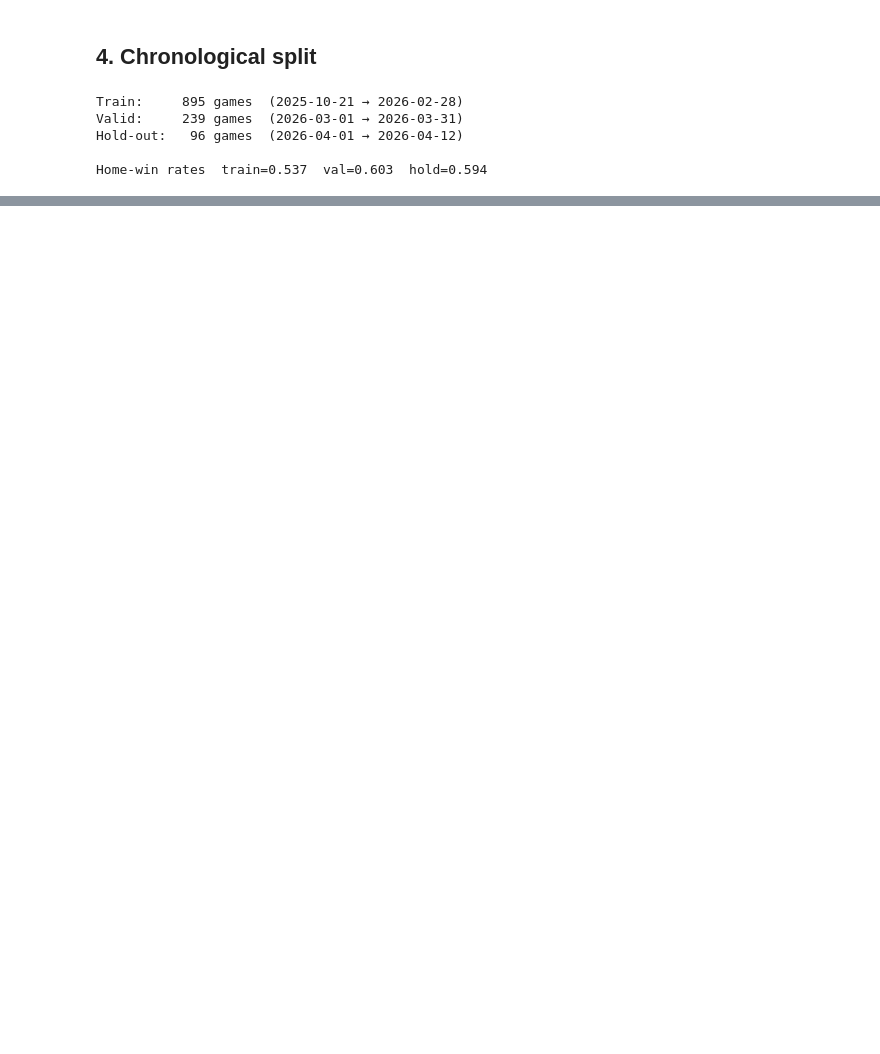
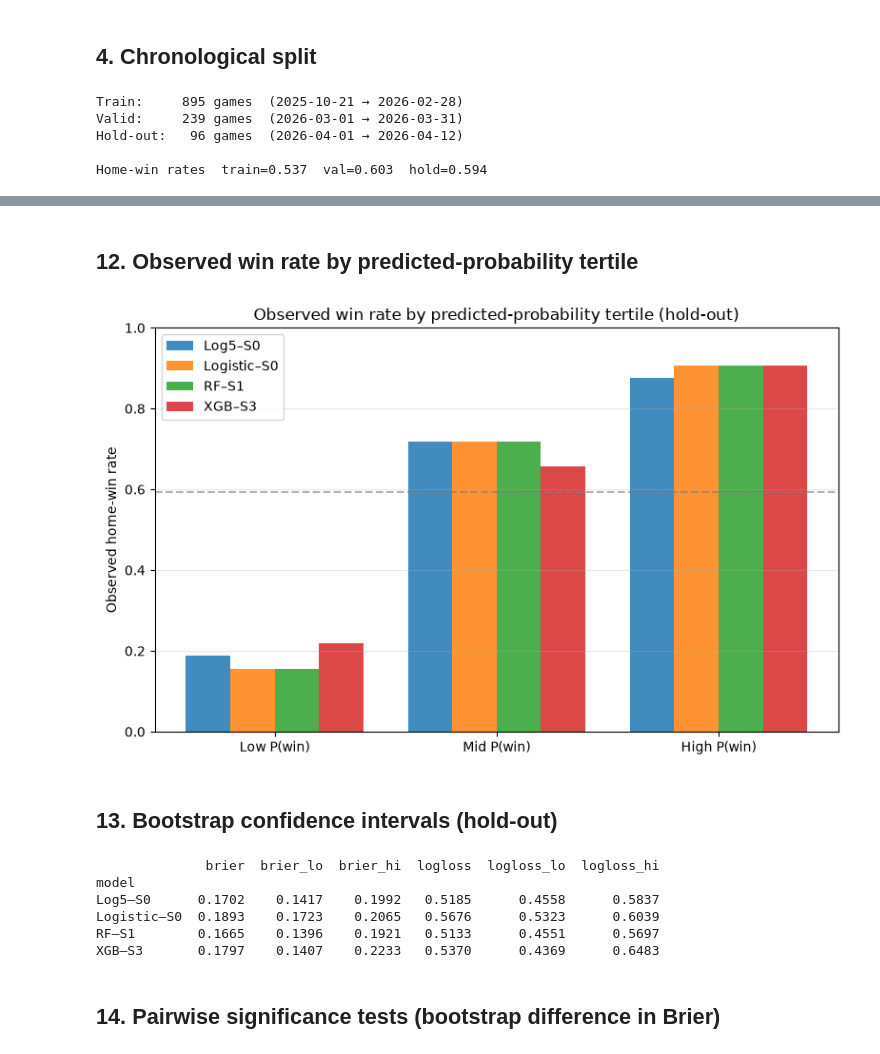
Before and after one commit to elevation-edge-sports-data/nba-win-probability, a Jupyter notebook: nba_home_win_probability.ipynb, the cells around one changed output, grey strips where cells are left out. Cells and saved outputs as stored; diff of their text form; code cells hidden in the pictures; blank space fills up the shorter version.

```diff
--- a/nba_home_win_probability.ipynb
+++ b/nba_home_win_probability.ipynb
@@ -977,0 +428,76 @@ Diagnostics included above: ECE/MCE, calibration slopes, bootstrap confidence in
+# %% [markdown]
+## 12. Observed win rate by predicted-probability tertile
+# %%
+fig, ax = plt.subplots(figsize=(8, 5))
+
+x = np.arange(3)
+width = 0.2
+colors = ["C0", "C1", "C2", "C3"]
+
+for i, (key, label) in enumerate(FINALISTS.items()):
+    y = fitted[key]["y_ho"]
+    p = fitted[key]["proba_ho"]
+    # tertiles of predicted probability
+    qs = np.quantile(p, [0, 1/3, 2/3, 1])
+    rates = []
+    for j in range(3):
+        mask = (p >= qs[j]) & (p <= qs[j+1] if j == 2 else p < qs[j+1])
+        rates.append(y[mask].mean() if mask.any() else np.nan)
+    ax.bar(x + i * width, rates, width, label=label, color=colors[i], alpha=0.85)
+
+ax.set_xticks(x + 1.5 * width)
+ax.set_xticklabels(["Low P(win)", "Mid P(win)", "High P(win)"])
+ax.set_ylabel("Observed home-win rate")
+ax.set_title("Observed win rate by predicted-probability tertile (hold-out)")
+ax.legend()
+ax.set_ylim(0, 1)
+ax.axhline(hold["home_win"].mean(), color="gray", ls="--", alpha=0.6, label="overall base rate")
+ax.grid(True, axis="y", alpha=0.3)
+plt.tight_layout()
+plt.show()
+# %% [output]
+[figure, added]
+# %% [markdown]
+## 13. Bootstrap confidence intervals (hold-out)
+# %%
+def bootstrap_ci(y, p, metric_fn, n_boot=1000, alpha=0.05, rng=None):
+    rng = np.random.default_rng(RANDOM_STATE if rng is None else rng)
+    y = np.asarray(y)
+    p = np.asarray(p)
+    n = len(y)
+    stats = []
+    for _ in range(n_boot):
+        idx = rng.integers(0, n, n)
+        stats.append(metric_fn(y[idx], p[idx]))
+    stats = np.array(stats)
+    return float(np.mean(stats)), float(np.percentile(stats, 100 * alpha / 2)), float(np.percentile(stats, 100 * (1 - alpha / 2)))
+
+def brier(y, p):
+    return brier_score_loss(y, np.clip(p, 1e-6, 1 - 1e-6))
+
+def logloss_fn(y, p):
+    return log_loss(y, np.clip(p, 1e-6, 1 - 1e-6))
+
+ci_rows = []
+for key, label in FINALISTS.items():
+    y = fitted[key]["y_ho"]
+    p = fitted[key]["proba_ho"]
+    b_mean, b_lo, b_hi = bootstrap_ci(y, p, brier)
+    l_mean, l_lo, l_hi = bootstrap_ci(y, p, logloss_fn)
+    ci_rows.append({
+        "model": label,
+        "brier": b_mean, "brier_lo": b_lo, "brier_hi": b_hi,
+        "logloss": l_mean, "logloss_lo": l_lo, "logloss_hi": l_hi,
+    })
+
+ci_df = pd.DataFrame(ci_rows).set_index("model")
+print(ci_df.round(4))
+# %% [output]
+              brier  brier_lo  brier_hi  logloss  logloss_lo  logloss_hi
+model
+Log5–S0      0.1702    0.1417    0.1992   0.5185      0.4558      0.5837
+Logistic–S0  0.1893    0.1723    0.2065   0.5676      0.5323      0.6039
+RF–S1        0.1665    0.1396    0.1921   0.5133      0.4551      0.5697
+XGB–S3       0.1797    0.1407    0.2233   0.5370      0.4369      0.6483
+# %% [markdown]
+## 14. Pairwise significance tests (bootstrap difference in Brier)
```
Also changed, not shown: parts of 51 cells of this notebook, 2 other files.
